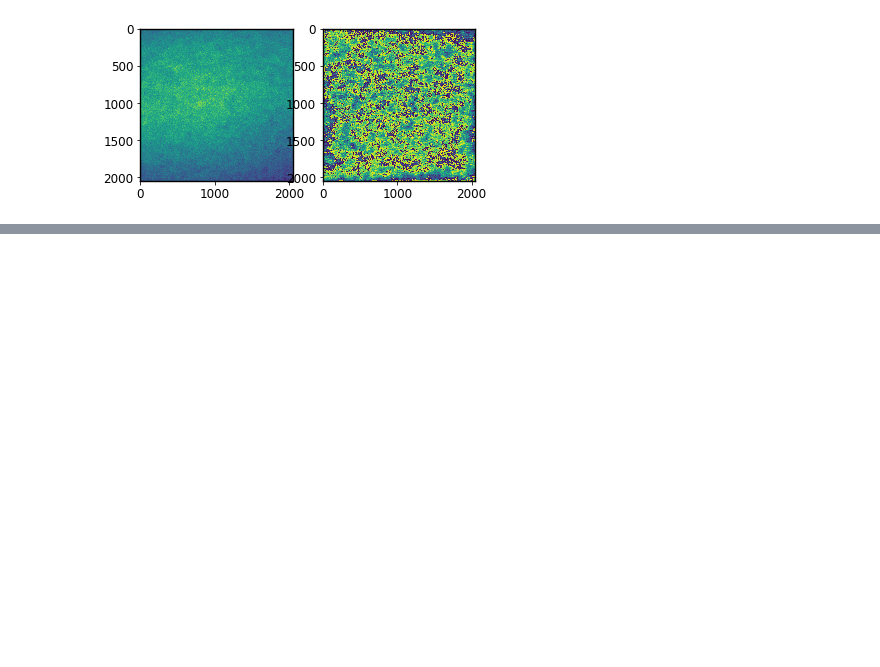
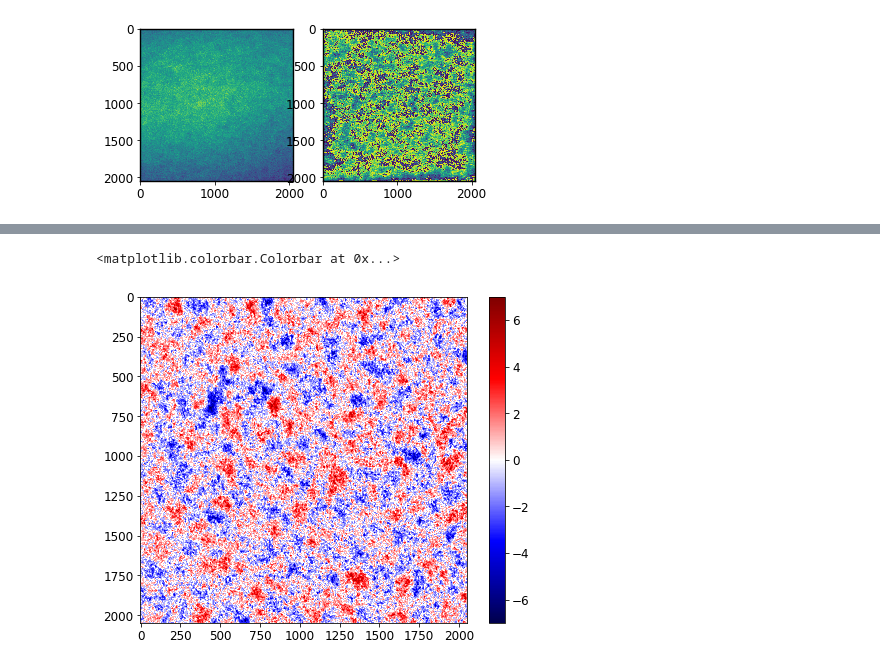
Before and after one commit to ZLoverty/Python, a Jupyter notebook: Correlation/src/fig-4_fields.ipynb, the cells around one changed output, grey strips where cells are left out. Drawn from its saved outputs; the diff is of its cells as text; code cells hidden in the pictures; blank space fills up the shorter version.

```diff
--- a/Correlation/src/fig-4_fields.ipynb
+++ b/Correlation/src/fig-4_fields.ipynb
@@ -116,0 +131,7 @@ ZeroDivisionError: division by zero
+# %%
+plt.figure(figsize=(8, 6))
+plt.imshow(sm1.astype('int16')-sm0.astype('int16'), cmap='seismic')
+plt.colorbar()
+# %% [output]
+<matplotlib.colorbar.Colorbar at 0x...>
+[figure, added]
```
Also changed, not shown: parts of 5 cells of this notebook.
